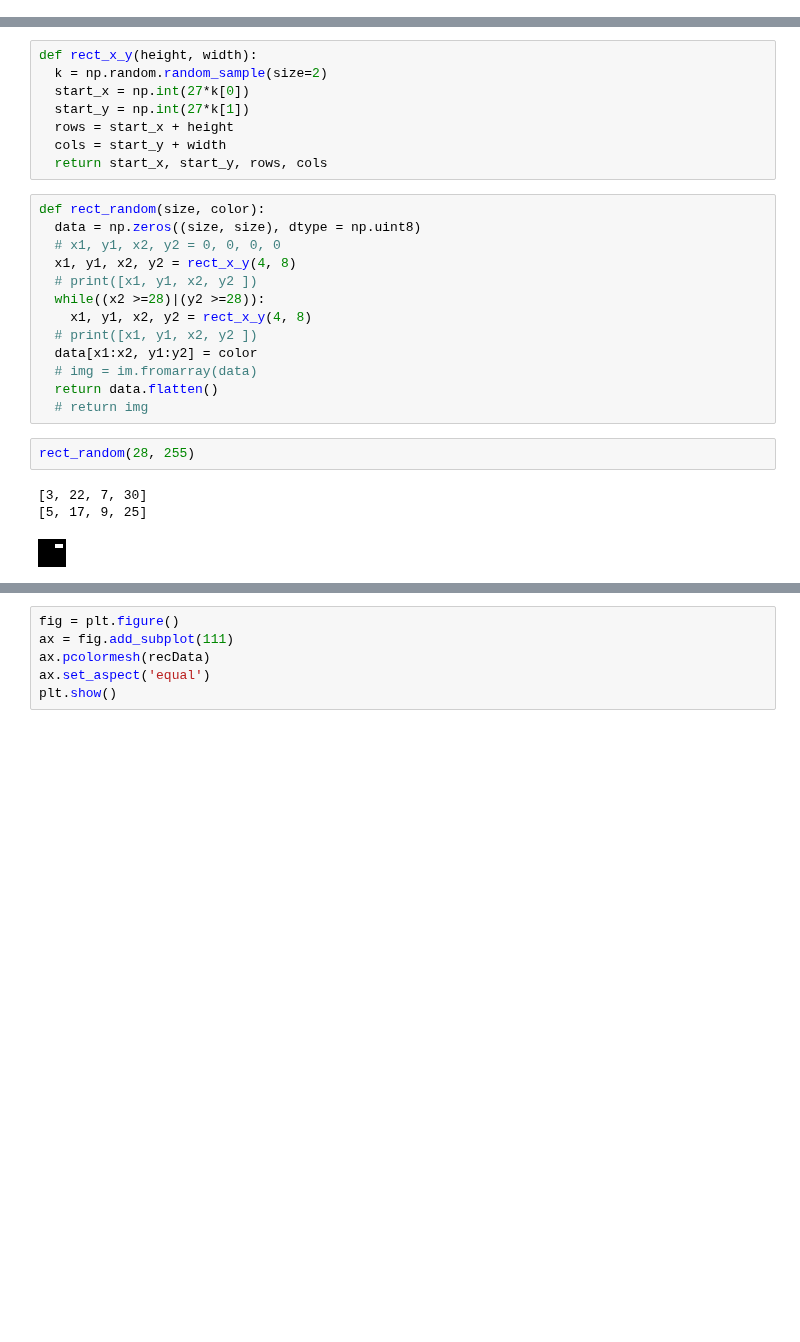
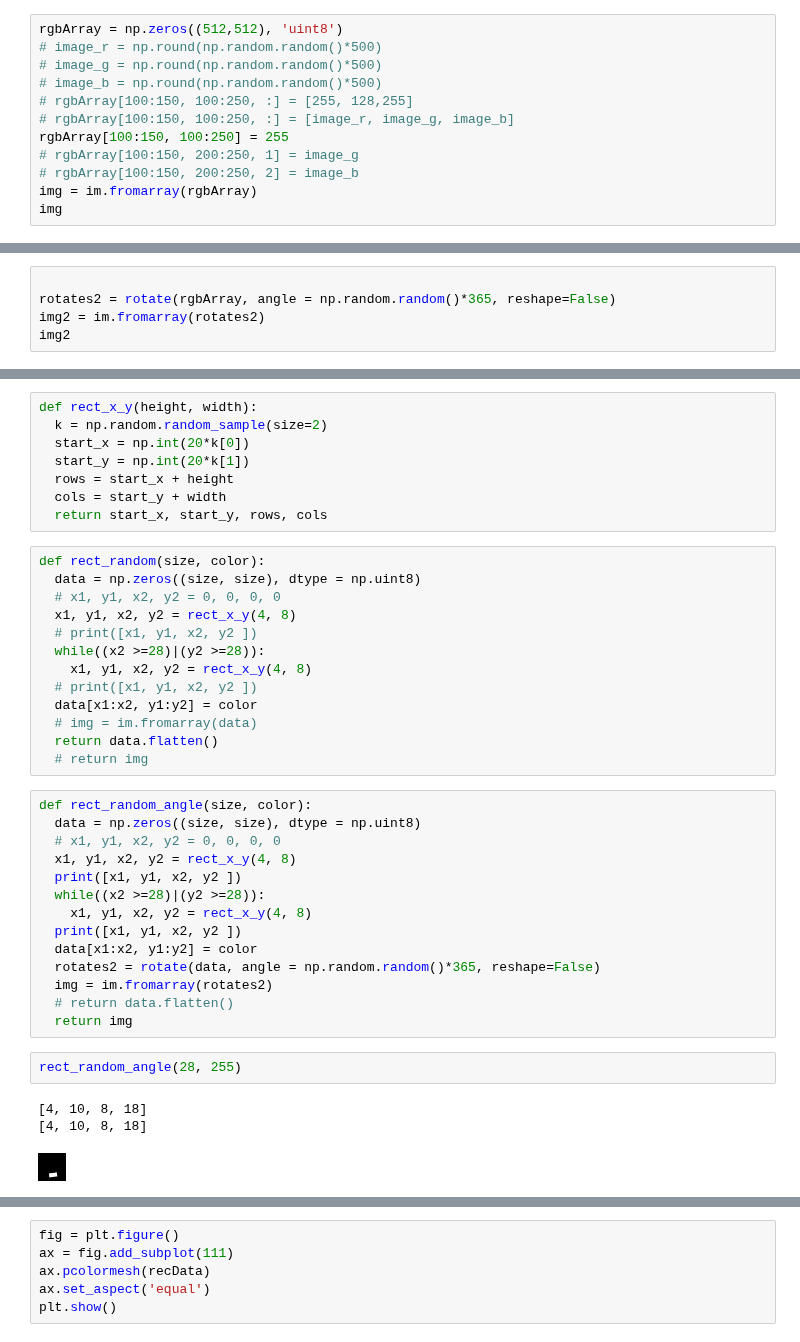
Before and after one commit to wdon021/From_Colab, a Jupyter notebook: Assignment3.ipynb, the cells around one changed output, grey strips where cells are left out. Saved outputs shown, nothing was run; the diff lists cells and outputs as text; blank space fills up the shorter version.

```diff
--- a/Assignment3.ipynb
+++ b/Assignment3.ipynb
@@ -62,0 +109,12 @@ img1
+# %%
+rgbArray = np.zeros((512,512), 'uint8')
+# image_r = np.round(np.random.random()*500)
+# image_g = np.round(np.random.random()*500)
+# image_b = np.round(np.random.random()*500)
+# rgbArray[100:150, 100:250, :] = [255, 128,255]
+# rgbArray[100:150, 100:250, :] = [image_r, image_g, image_b]
+rgbArray[100:150, 100:250] = 255
+# rgbArray[100:150, 200:250, 1] = image_g
+# rgbArray[100:150, 200:250, 2] = image_b
+img = im.fromarray(rgbArray)
+img
@@ -62,0 +131,5 @@ img1
+# %%
+
+rotates2 = rotate(rgbArray, angle = np.random.random()*365, reshape=False)
+img2 = im.fromarray(rotates2)
+img2
@@ -81,8 +174,8 @@ def rect(size, start_x, start_y, color):
 # %%
 def rect_x_y(height, width):
   k = np.random.random_sample(size=2)
-  start_x = np.int(27*k[0])
-  start_y = np.int(27*k[1])
+  start_x = np.int(20*k[0])
+  start_y = np.int(20*k[1])
   rows = start_x + height
   cols = start_y + width
   return start_x, start_y, rows, cols
@@ -99,9 +192,23 @@ def rect_random(size, color):
   # img = im.fromarray(data)
   return data.flatten()
   # return img
+# %%
+def rect_random_angle(size, color):
+  data = np.zeros((size, size), dtype = np.uint8)
+  # x1, y1, x2, y2 = 0, 0, 0, 0
+  x1, y1, x2, y2 = rect_x_y(4, 8)
+  print([x1, y1, x2, y2 ])
+  while((x2 >=28)|(y2 >=28)):
+    x1, y1, x2, y2 = rect_x_y(4, 8)
+  print([x1, y1, x2, y2 ])
+  data[x1:x2, y1:y2] = color
+  rotates2 = rotate(data, angle = np.random.random()*365, reshape=False)
+  img = im.fromarray(rotates2)
+  # return data.flatten()
+  return img
 # %%
-rect_random(28, 255)
+rect_random_angle(28, 255)
 # %% [output]
-[3, 22, 7, 30]
-[5, 17, 9, 25]
+[4, 10, 8, 18]
+[4, 10, 8, 18]
-[figure, old version]
+[figure, new version]
```
Also changed, not shown: parts of 87 cells of this notebook.
